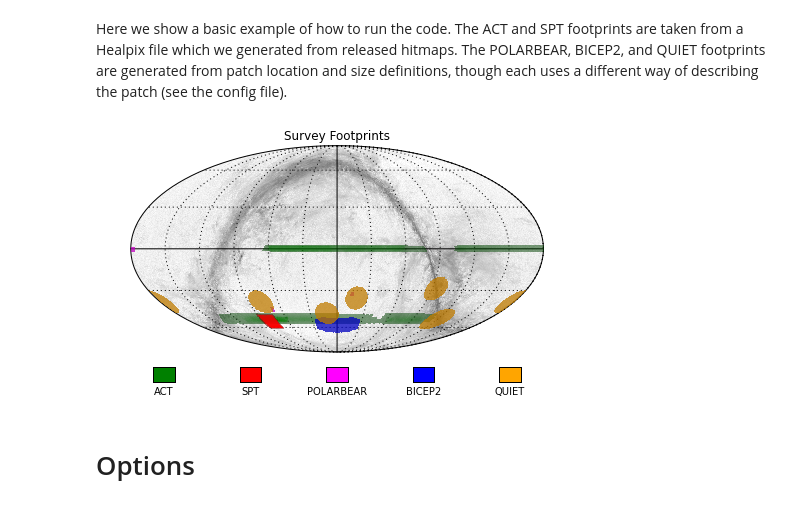
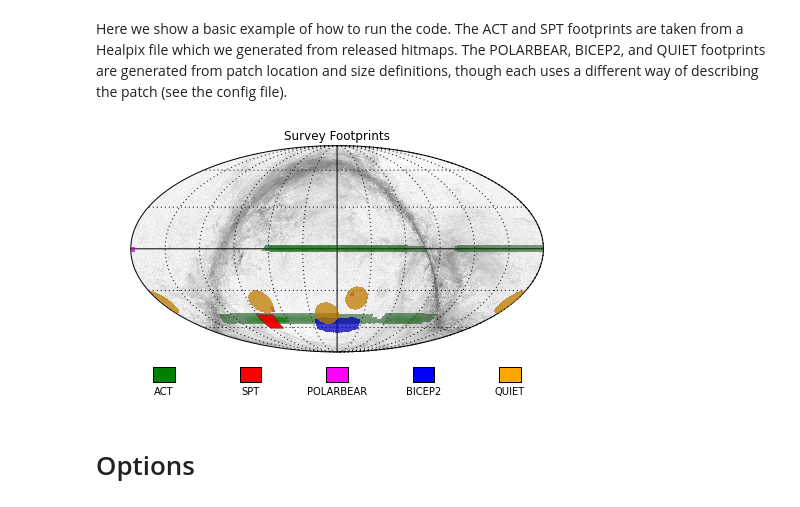
Before and after one commit to nasa-lambda/cmb_footprint, a Jupyter notebook: examples/plot_footprints.ipynb, the cells around one changed output. Cells and saved outputs as stored; diff of their text form; code cells hidden in the pictures.

Commit message:
Changing QUIET to QUIET-CMB since QUIET currently doesn't work due to different coordinate systems for CMB and Galaxy field in config file

```diff
--- a/examples/plot_footprints.ipynb
+++ b/examples/plot_footprints.ipynb
@@ -29,14 +29,14 @@ Here we show a basic example of how to run the code. The ACT and SPT footprints
 # %%
 fp = footprint.SurveyStack('PLANCK-DUSTPOL', projection=H.mollview, coord_plot='C', rot=[0,0],
                            config='../footprint.cfg')
 
 fp.superimpose_survey('ACT', color='green')
 fp.superimpose_survey('SPT', color='red')
 fp.superimpose_survey('POLARBEAR', color='magenta')
 fp.superimpose_survey('BICEP2', color='blue')
-fp.superimpose_survey('QUIET', color='orange')
+fp.superimpose_survey('QUIET-CMB', color='orange', label='QUIET')
 # %% [output]
-[figure, old version]
+[figure, new version]
 # %% [markdown]
 # Options
 # %% [markdown]
```
